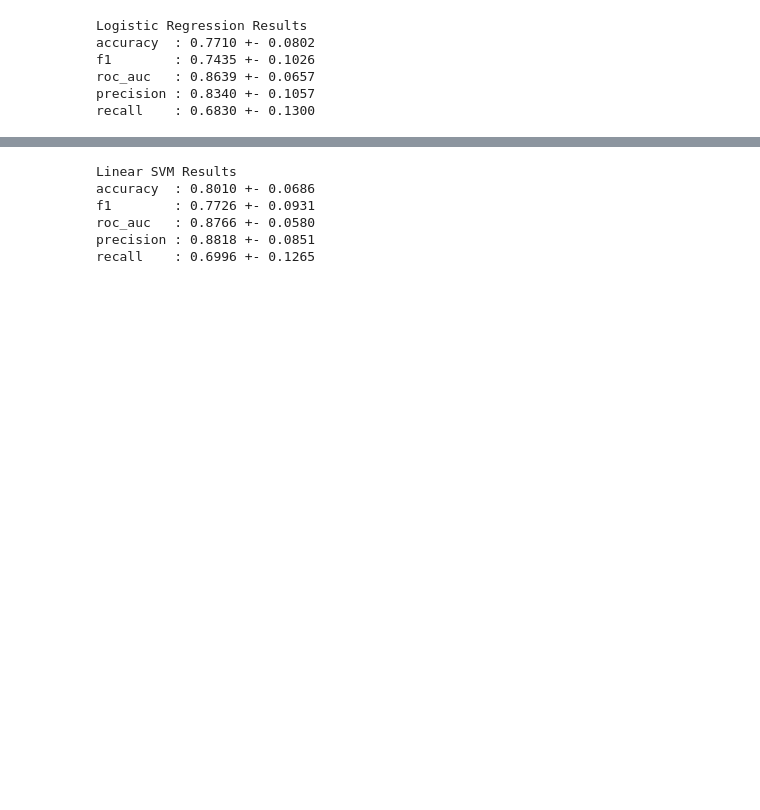
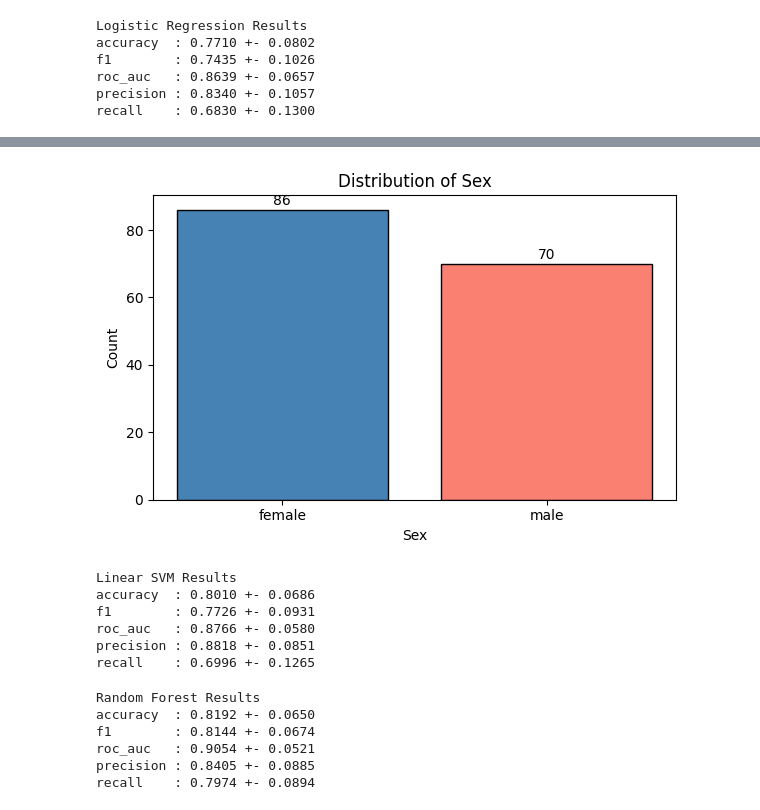
Before and after one commit to jwgarber/bayesian-alzheimers-project, a Jupyter notebook: model.ipynb, the cells around one changed output, grey strips where cells are left out. Saved outputs shown, nothing was run; the diff lists cells and outputs as text; code cells hidden in the pictures; blank space fills up the shorter version.

```diff
--- a/model.ipynb
+++ b/model.ipynb
@@ -82,3 +106,19 @@ recall    : 0.6830 +- 0.1300
+# %%
+import matplotlib.pyplot as plt
+
+sex_counts = df["sex"].value_counts()
+
+plt.figure(figsize=(6, 4))
+plt.bar(sex_counts.index, sex_counts.values, color=["steelblue", "salmon"], edgecolor="black")
+plt.xlabel("Sex")
+plt.ylabel("Count")
+plt.title("Distribution of Sex")
+for i, (label, count) in enumerate(sex_counts.items()):
+    plt.text(i, count + 0.5, str(count), ha="center", va="bottom")
+plt.tight_layout()
+plt.show()
+# %% [output]
+[figure, added]
 # %%
 import pandas as pd
 import numpy as np
@@ -155,3 +195,55 @@ f1        : 0.7726 +- 0.0931
 roc_auc   : 0.8766 +- 0.0580
 precision : 0.8818 +- 0.0851
 recall    : 0.6996 +- 0.1265
+# %%
+from sklearn.ensemble import RandomForestClassifier
+
+rf_preprocessor = ColumnTransformer(
+    transformers=[
+        ("text", TfidfVectorizer(
+            lowercase=True,
+            stop_words="english",
+            ngram_range=(1, 2),
+            min_df=2,
+            max_df=0.95
+        ), "transcript"),
+        ("cat", Pipeline([
+            ("imputer", SimpleImputer(strategy="most_frequent")),
+            ("onehot", OneHotEncoder(handle_unknown="ignore"))
+        ]), ["sex"]),
+    ]
+)
+
+rf_pipeline = Pipeline([
+    ("preprocess", rf_preprocessor),
+    ("model", RandomForestClassifier(
+        n_estimators=200,
+        max_depth=None,
+        random_state=42,
+        n_jobs=-1
+    ))
+])
+
+cv = RepeatedStratifiedKFold(n_splits=5, n_repeats=10, random_state=42)
+
+scoring = {
+    "accuracy": "accuracy",
+    "f1": "f1",
+    "roc_auc": "roc_auc",
+    "precision": "precision",
+    "recall": "recall"
+}
+
+results = cross_validate(rf_pipeline, X, y, cv=cv, scoring=scoring, n_jobs=-1)
+
+print("Random Forest Results")
+for metric in scoring.keys():
+    scores = results[f"test_{metric}"]
+    print(f"{metric:10s}: {scores.mean():.4f} +- {scores.std():.4f}")
+# %% [output]
+Random Forest Results
+accuracy  : 0.8192 +- 0.0650
+f1        : 0.8144 +- 0.0674
+roc_auc   : 0.9054 +- 0.0521
+precision : 0.8405 +- 0.0885
+recall    : 0.7974 +- 0.0894
```
Also changed, not shown: parts of 7 cells of this notebook, 4 other files.
